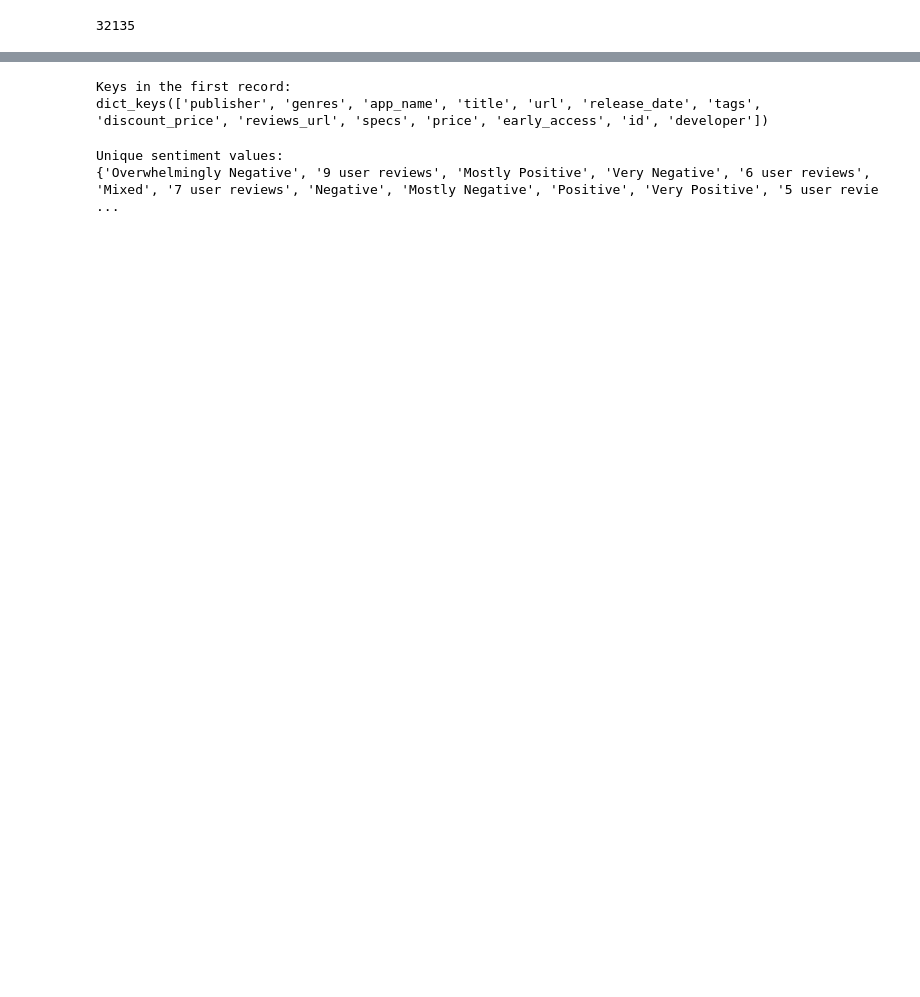
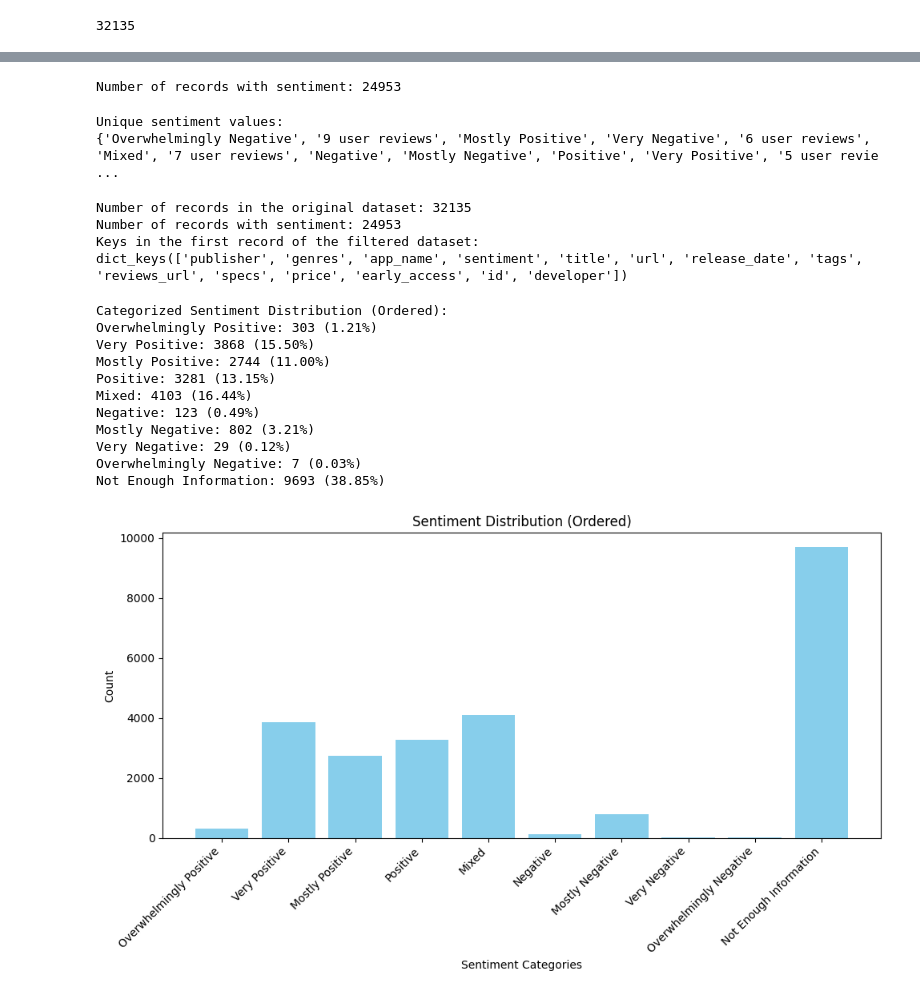
Before and after one commit to sek034/cse158_A2, a Jupyter notebook: A2_code.ipynb, the cells around one changed output, grey strips where cells are left out. Saved outputs shown, nothing was run; the diff lists cells and outputs as text; code cells hidden in the pictures; blank space fills up the shorter version.

```diff
--- a/A2_code.ipynb
+++ b/A2_code.ipynb
@@ -35,10 +19,8 @@ dataset[61]
-# %%
-# Print all keys in the first record
-print("Keys in the first record:")
-print(dataset[0].keys())
-# %% [output]
-Keys in the first record:
-dict_keys(['publisher', 'genres', 'app_name', 'title', 'url', 'release_date', 'tags', 'discount_price', 'reviews_url', 'specs', 'price', 'early_access', 'id', 'developer'])
+# %%
+filtered_dataset = [game for game in dataset if 'sentiment' in game and game['sentiment']]
+print(f"Number of records with sentiment: {len(filtered_dataset)}")
+# %% [output]
+Number of records with sentiment: 24953
 # %%
 sentiments = [game['sentiment'] for game in dataset if 'sentiment' in game]
 unique_sentiments = set(sentiments)
@@ -50,0 +37,65 @@ Unique sentiment values:
+# %%
+# 1.1: Dataset Overview
+
+## data size
+print(f"Number of records in the original dataset: {len(dataset)}") # before filtering
+filtered_dataset = [game for game in dataset if 'sentiment' in game and game['sentiment']]
+print(f"Number of records with sentiment: {len(filtered_dataset)}") # after filtering
+
+## keys
+print("Keys in the first record of the filtered dataset:")
+print(filtered_dataset[0].keys())
+
+## Feature summary
+# Summarize features: Categorical, Numerical, and Date
+categorical_features = ['genres', 'tags', 'publisher', 'developer', 'sentiment']
+numerical_features = ['price', 'discount_price']
+date_feature = 'release_date'
+# %% [output]
+Number of records in the original dataset: 32135
+Number of records with sentiment: 24953
+Keys in the first record of the filtered dataset:
+dict_keys(['publisher', 'genres', 'app_name', 'sentiment', 'title', 'url', 'release_date', 'tags', 'reviews_url', 'specs', 'price', 'early_access', 'id', 'developer'])
+# %%
+# 1.2: Sentiment Analysis
+## filtering sentiments
+def filter_sentiment(sentiment):
+    if 'user reviews' in sentiment.lower():
+        return 'Not Enough Information'
+    return sentiment
+
+filtered_sentiments = [filter_sentiment(game['sentiment']) for game in filtered_dataset]
+
+sentiment_order = [ "Overwhelmingly Positive", "Very Positive", "Mostly Positive", "Positive", "Mixed",
+    "Negative", "Mostly Negative", "Very Negative", "Overwhelmingly Negative", "Not Enough Information"]
+
+sentiment_counts = Counter(filtered_sentiments)
+sorted_sentiment_counts = {sentiment: sentiment_counts[sentiment] for sentiment in sentiment_order if sentiment in sentiment_counts}
+print("Categorized Sentiment Distribution (Ordered):")
+total_records_len = len(filtered_dataset)
+for sentiment, count in sorted_sentiment_counts.items():
+    print(f"{sentiment}: {count} ({count / total_records_len * 100:.2f}%)")
+
+l1 = list(sorted_sentiment_counts.keys())
+v1 = list(sorted_sentiment_counts.values())
+plt.figure(figsize=(10, 6))
+plt.bar(l1, v1, color='skyblue')
+plt.xlabel('Sentiment Categories')
+plt.ylabel('Count')
+plt.title('Sentiment Distribution (Ordered)')
+plt.xticks(rotation=45, ha='right')  # Rotate x-axis labels for better readability
+plt.tight_layout()  # Adjust layout to prevent label cutoff
+plt.show()
+# %% [output]
+Categorized Sentiment Distribution (Ordered):
+Overwhelmingly Positive: 303 (1.21%)
+Very Positive: 3868 (15.50%)
+Mostly Positive: 2744 (11.00%)
+Positive: 3281 (13.15%)
+Mixed: 4103 (16.44%)
+Negative: 123 (0.49%)
+Mostly Negative: 802 (3.21%)
+Very Negative: 29 (0.12%)
+Overwhelmingly Negative: 7 (0.03%)
+Not Enough Information: 9693 (38.85%)
+[figure, added]
```
Also changed, not shown: parts of 4 cells of this notebook.
